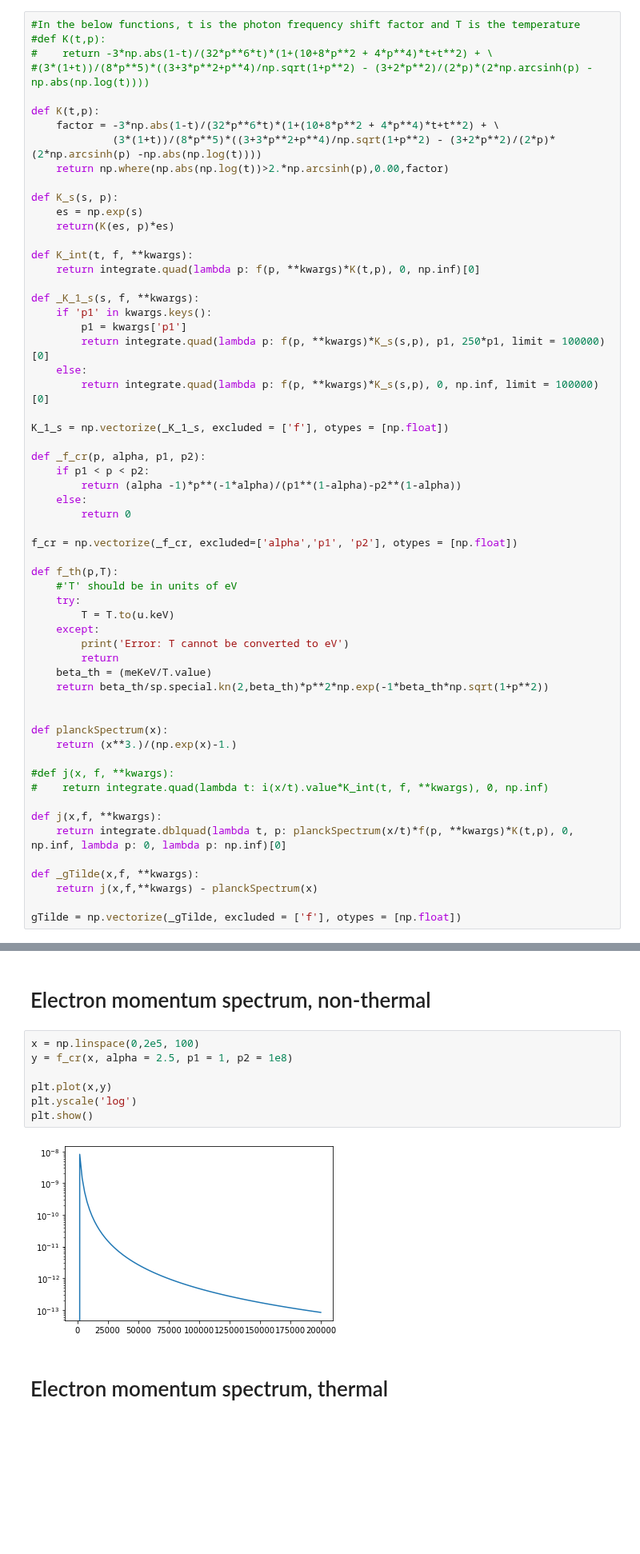
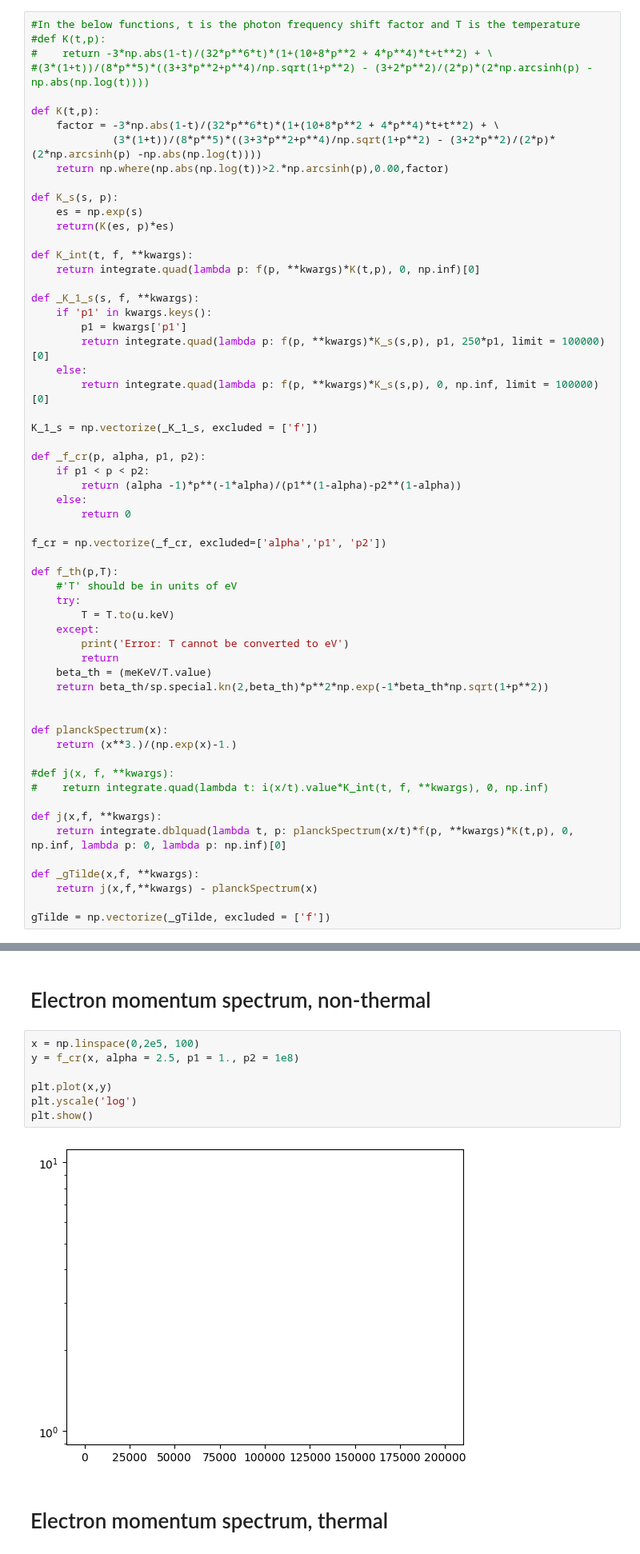
Before and after one commit to MUSTANG-SZ/WITCH, a Jupyter notebook: scratch/sup-factor.ipynb, the cells around one changed output, grey strips where cells are left out. Shown at 80% size. Saved outputs shown, nothing was run; the diff lists cells and outputs as text; blank space fills up the shorter version.

```diff
--- a/scratch/sup-factor.ipynb
+++ b/scratch/sup-factor.ipynb
@@ -101,7 +102,7 @@ def _K_1_s(s, f, **kwargs):
     else:
         return integrate.quad(lambda p: f(p, **kwargs)*K_s(s,p), 0, np.inf, limit = 100000)[0]
 
-K_1_s = np.vectorize(_K_1_s, excluded = ['f'], otypes = [np.float])
+K_1_s = np.vectorize(_K_1_s, excluded = ['f'])
 
 def _f_cr(p, alpha, p1, p2):
     if p1 < p < p2:
@@ -109,7 +110,7 @@ def _f_cr(p, alpha, p1, p2):
     else:
         return 0
 
-f_cr = np.vectorize(_f_cr, excluded=['alpha','p1', 'p2'], otypes = [np.float])
+f_cr = np.vectorize(_f_cr, excluded=['alpha','p1', 'p2'])
 
 def f_th(p,T):
     #'T' should be in units of eV
@@ -134,7 +135,7 @@ def j(x,f, **kwargs):
 def _gTilde(x,f, **kwargs):
     return j(x,f,**kwargs) - planckSpectrum(x)
 
-gTilde = np.vectorize(_gTilde, excluded = ['f'], otypes = [np.float])
+gTilde = np.vectorize(_gTilde, excluded = ['f'])
 # %% [markdown]
 # Replicating fig 2 in Enslin 2000
 # %%
@@ -197,13 +196,13 @@ plt.show()
 # Electron momentum spectrum, non-thermal
 # %%
 x = np.linspace(0,2e5, 100)
-y = f_cr(x, alpha = 2.5, p1 = 1, p2 = 1e8)
+y = f_cr(x, alpha = 2.5, p1 = 1., p2 = 1e8)
 
 plt.plot(x,y)
 plt.yscale('log')
 plt.show()
 # %% [output]
-[figure, old version]
+[figure, new version]
 # %% [markdown]
 # Electron momentum spectrum, thermal
 # %%
```
Also changed, not shown: parts of 12 cells of this notebook.
